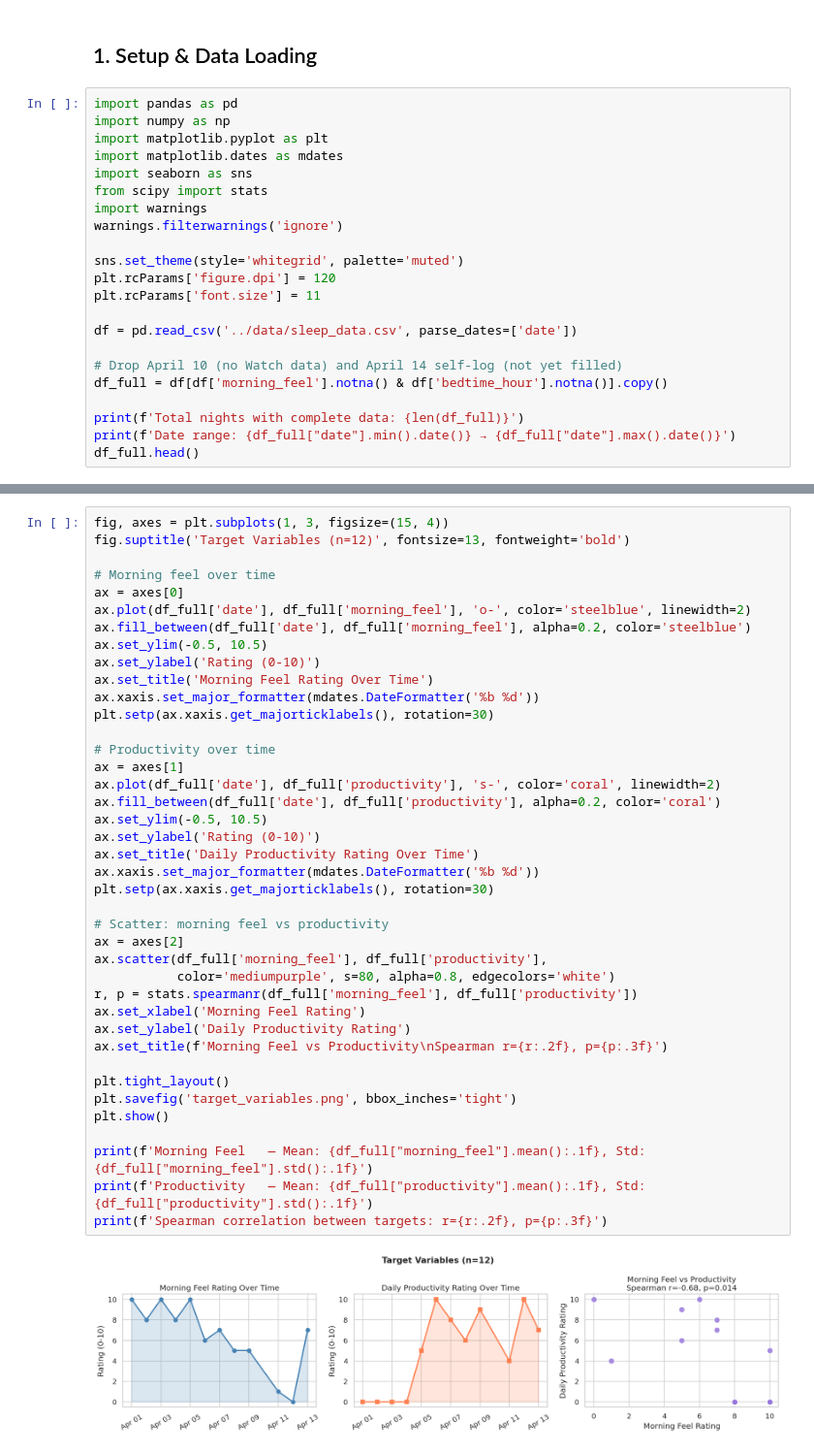
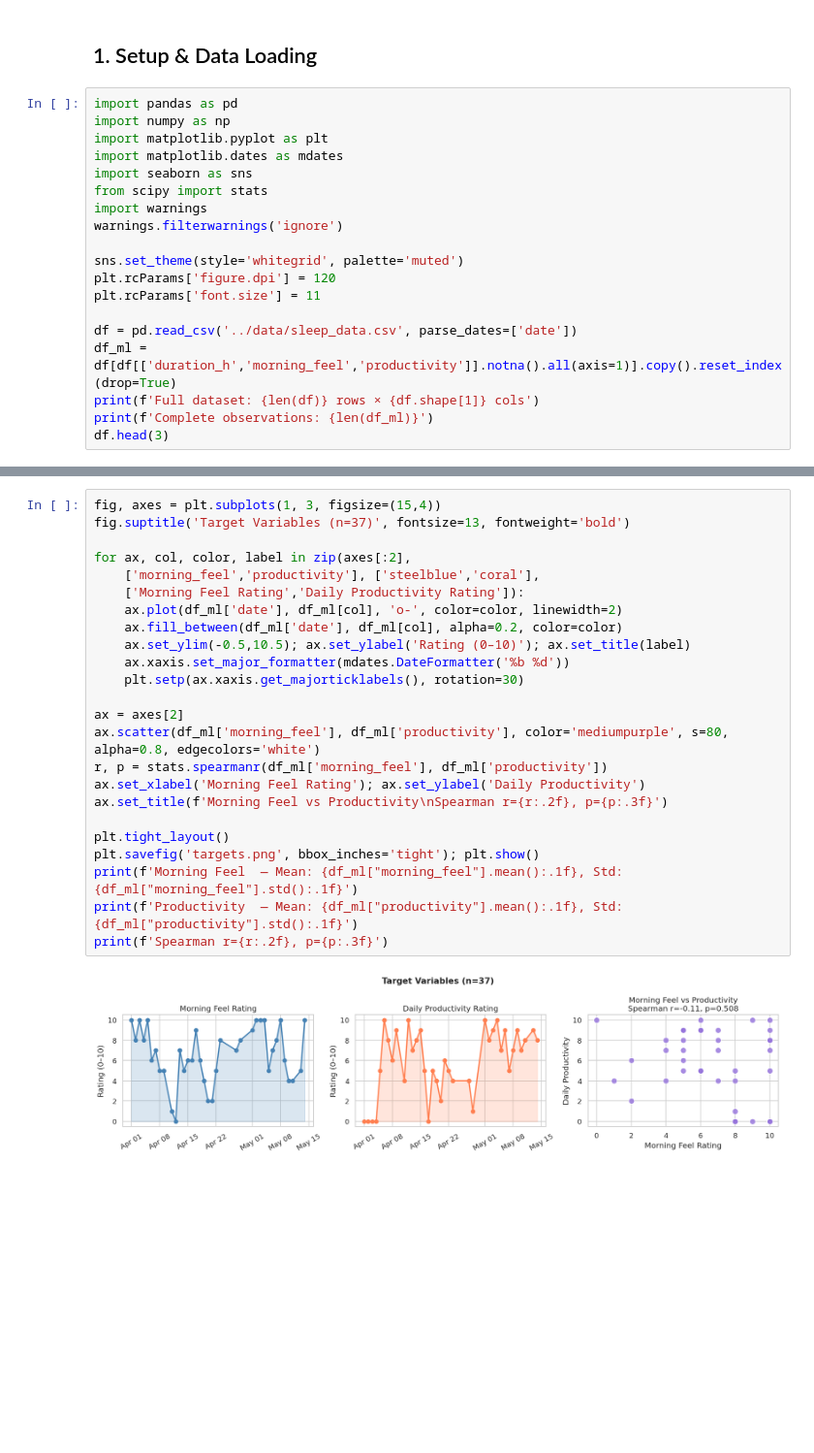
Before and after one commit to delbek/dsa_210, a Jupyter notebook: notebooks/eda_run.ipynb, the cells around one changed output, grey strips where cells are left out. Shown at 97% size. Saved outputs shown, nothing was run; the diff lists cells and outputs as text; blank space fills up the shorter version.

```diff
--- a/notebooks/eda_run.ipynb
+++ b/notebooks/eda_run.ipynb
@@ -20,11 +20,8 @@ plt.rcParams['figure.dpi'] = 120
 plt.rcParams['font.size'] = 11
 
 df = pd.read_csv('../data/sleep_data.csv', parse_dates=['date'])
-
-# Drop April 10 (no Watch data) and April 14 self-log (not yet filled)
-df_full = df[df['morning_feel'].notna() & df['bedtime_hour'].notna()].copy()
-
-print(f'Total nights with complete data: {len(df_full)}')
-print(f'Date range: {df_full["date"].min().date()} → {df_full["date"].max().date()}')
-df_full.head()
+df_ml = df[df[['duration_h','morning_feel','productivity']].notna().all(axis=1)].copy().reset_index(drop=True)
+print(f'Full dataset: {len(df)} rows × {df.shape[1]} cols')
+print(f'Complete observations: {len(df_ml)}')
+df.head(3)
 # %% [output]
@@ -126,42 +80,26 @@ plt.show()
 # %%
-fig, axes = plt.subplots(1, 3, figsize=(15, 4))
-fig.suptitle('Target Variables (n=12)', fontsize=13, fontweight='bold')
+fig, axes = plt.subplots(1, 3, figsize=(15,4))
+fig.suptitle('Target Variables (n=37)', fontsize=13, fontweight='bold')
 
-# Morning feel over time
-ax = axes[0]
-ax.plot(df_full['date'], df_full['morning_feel'], 'o-', color='steelblue', linewidth=2)
-ax.fill_between(df_full['date'], df_full['morning_feel'], alpha=0.2, color='steelblue')
-ax.set_ylim(-0.5, 10.5)
-ax.set_ylabel('Rating (0-10)')
-ax.set_title('Morning Feel Rating Over Time')
-ax.xaxis.set_major_formatter(mdates.DateFormatter('%b %d'))
-plt.setp(ax.xaxis.get_majorticklabels(), rotation=30)
+for ax, col, color, label in zip(axes[:2],
+    ['morning_feel','productivity'], ['steelblue','coral'],
+    ['Morning Feel Rating','Daily Productivity Rating']):
+    ax.plot(df_ml['date'], df_ml[col], 'o-', color=color, linewidth=2)
+    ax.fill_between(df_ml['date'], df_ml[col], alpha=0.2, color=color)
+    ax.set_ylim(-0.5,10.5); ax.set_ylabel('Rating (0–10)'); ax.set_title(label)
+    ax.xaxis.set_major_formatter(mdates.DateFormatter('%b %d'))
+    plt.setp(ax.xaxis.get_majorticklabels(), rotation=30)
 
-# Productivity over time
-ax = axes[1]
-ax.plot(df_full['date'], df_full['productivity'], 's-', color='coral', linewidth=2)
-ax.fill_between(df_full['date'], df_full['productivity'], alpha=0.2, color='coral')
-ax.set_ylim(-0.5, 10.5)
-ax.set_ylabel('Rating (0-10)')
-ax.set_title('Daily Productivity Rating Over Time')
-ax.xaxis.set_major_formatter(mdates.DateFormatter('%b %d'))
-plt.setp(ax.xaxis.get_majorticklabels(), rotation=30)
-
-# Scatter: morning feel vs productivity
 ax = axes[2]
-ax.scatter(df_full['morning_feel'], df_full['productivity'],
-           color='mediumpurple', s=80, alpha=0.8, edgecolors='white')
-r, p = stats.spearmanr(df_full['morning_feel'], df_full['productivity'])
-ax.set_xlabel('Morning Feel Rating')
-ax.set_ylabel('Daily Productivity Rating')
+ax.scatter(df_ml['morning_feel'], df_ml['productivity'], color='mediumpurple', s=80, alpha=0.8, edgecolors='white')
+r, p = stats.spearmanr(df_ml['morning_feel'], df_ml['productivity'])
+ax.set_xlabel('Morning Feel Rating'); ax.set_ylabel('Daily Productivity')
 ax.set_title(f'Morning Feel vs Productivity\nSpearman r={r:.2f}, p={p:.3f}')
 
 plt.tight_layout()
-plt.savefig('target_variables.png', bbox_inches='tight')
-plt.show()
-
-print(f'Morning Feel   — Mean: {df_full["morning_feel"].mean():.1f}, Std: {df_full["morning_feel"].std():.1f}')
-print(f'Productivity   — Mean: {df_full["productivity"].mean():.1f}, Std: {df_full["productivity"].std():.1f}')
-print(f'Spearman correlation between targets: r={r:.2f}, p={p:.3f}')
+plt.savefig('targets.png', bbox_inches='tight'); plt.show()
+print(f'Morning Feel  — Mean: {df_ml["morning_feel"].mean():.1f}, Std: {df_ml["morning_feel"].std():.1f}')
+print(f'Productivity  — Mean: {df_ml["productivity"].mean():.1f}, Std: {df_ml["productivity"].std():.1f}')
+print(f'Spearman r={r:.2f}, p={p:.3f}')
 # %% [output]
-[figure, old version]
+[figure, new version]
```
Also changed, not shown: parts of 24 cells of this notebook, 24 other files.
